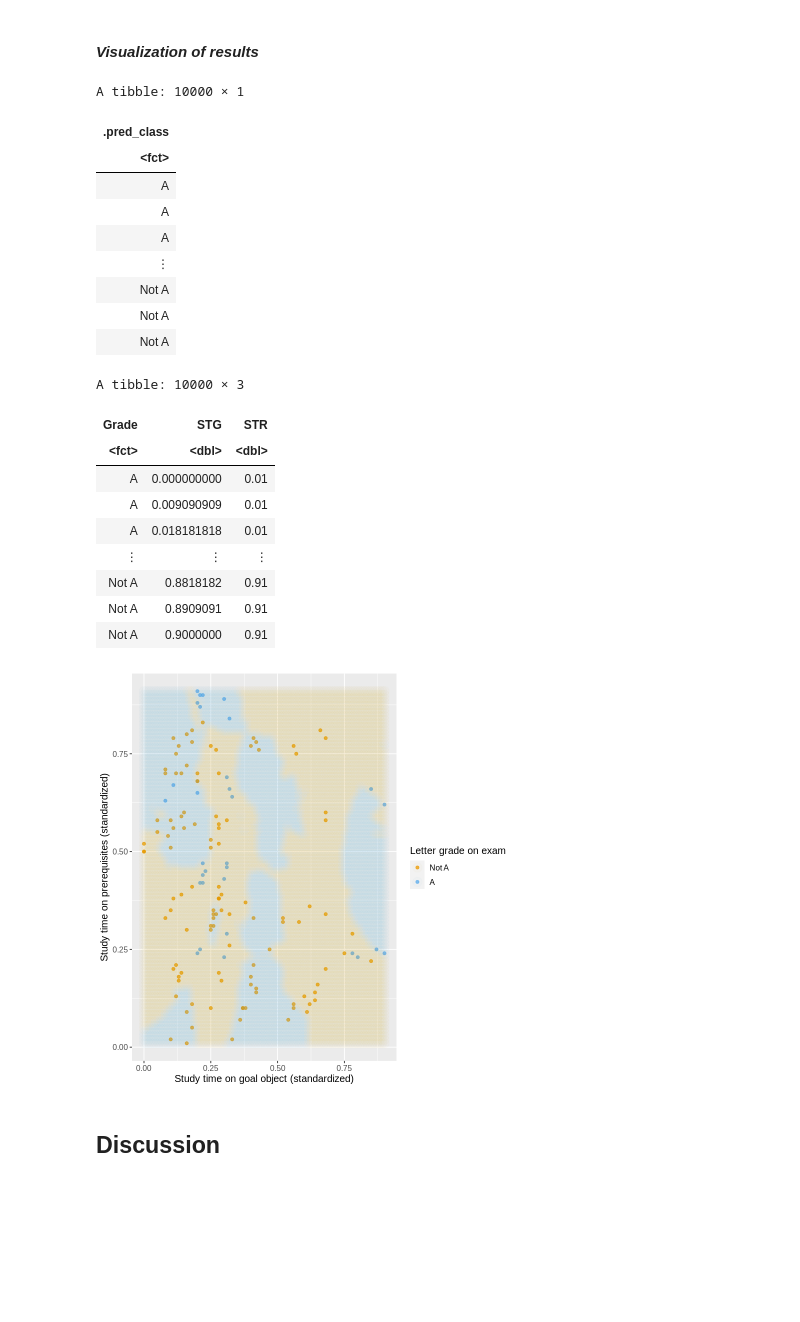
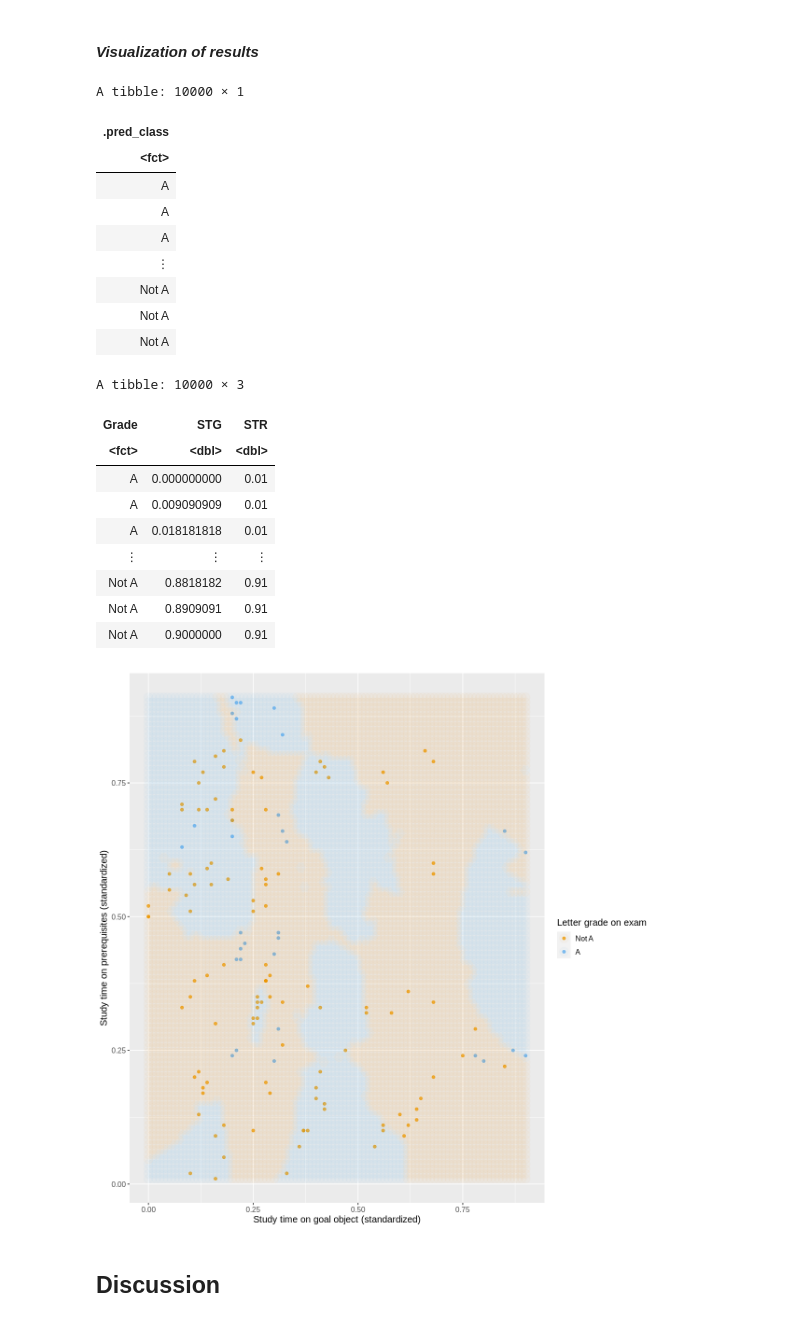
Before and after one commit to R0yBoy/DSCI100_Project, a Jupyter notebook: Project Report.ipynb, the cells around one changed output. Saved outputs shown, nothing was run; the diff lists cells and outputs as text; code cells hidden in the pictures; blank space fills up the shorter version.

Commit message:
Sized visualizations, and added explanation that "A, A+, and A-" are all classified as A's

```diff
--- a/Project Report.ipynb
+++ b/Project Report.ipynb
@@ -302,6 +303,7 @@ lg_pred_table <- bind_cols(knn_pred_grid, st_grid) %>%
 lg_pred_table
 
 # visualization plot: contains coloured scatter of original data and faded colour scatter of above grid points
+options(repr.plot.width = 10, repr.plot.height = 10)
 result_plot <- ggplot() +
     geom_point(data = user_knowledge_testing,
               mapping = aes(x = STG,
@@ -312,37 +314,37 @@ result_plot <- ggplot() +
               mapping = aes(x = STG,
                            y = STR,
                            color = Grade),
-              alpha = 0.02,
+              alpha = 0.03,
               size = 5) +
     labs(x = "Study time on goal object (standardized)",
         y = "Study time on prerequisites (standardized)",
         color = "Letter grade on exam") +
     scale_color_manual(labels = c("Not A", "A"),
                      values = c("orange2", "steelblue2")) +
     theme(text = element_text(size = 12))
 result_plot
 # %% [output]
 A tibble: 10000 × 1
 | .pred_class |
 | <fct> |
 | A |
 | A |
 | A |
 | ⋮ |
 | Not A |
 | Not A |
 | Not A |
 A tibble: 10000 × 3
 | Grade | STG | STR |
 | <fct> | <dbl> | <dbl> |
 | A | 0.000000000 | 0.01 |
 | A | 0.009090909 | 0.01 |
 | A | 0.018181818 | 0.01 |
 | ⋮ | ⋮ | ⋮ |
 | Not A | 0.8818182 | 0.91 |
 | Not A | 0.8909091 | 0.91 |
 | Not A | 0.9000000 | 0.91 |
-[figure, old version]
+[figure, new version]
 # %% [markdown]
 ## Discussion
 # %% [markdown]
```
Also changed, not shown: parts of 2 cells of this notebook.
